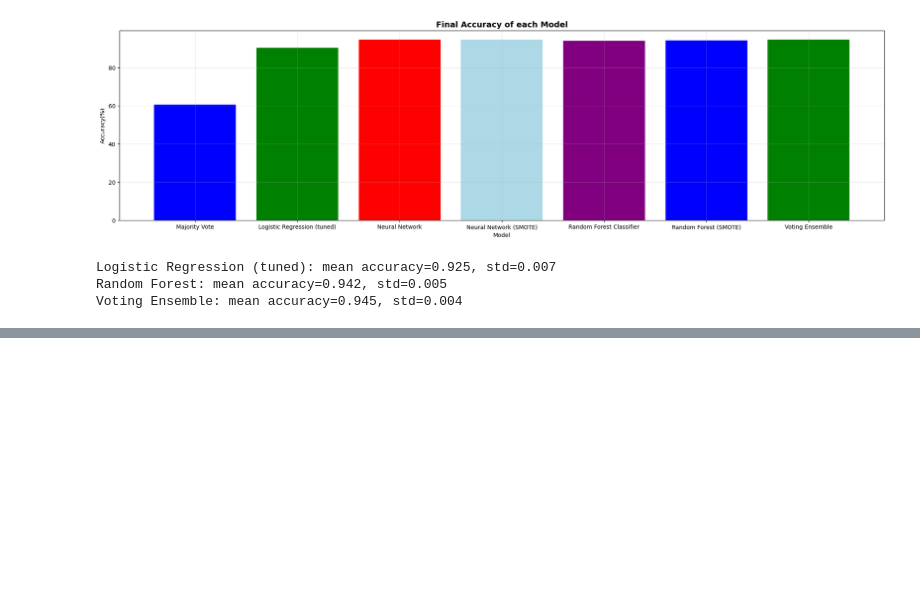
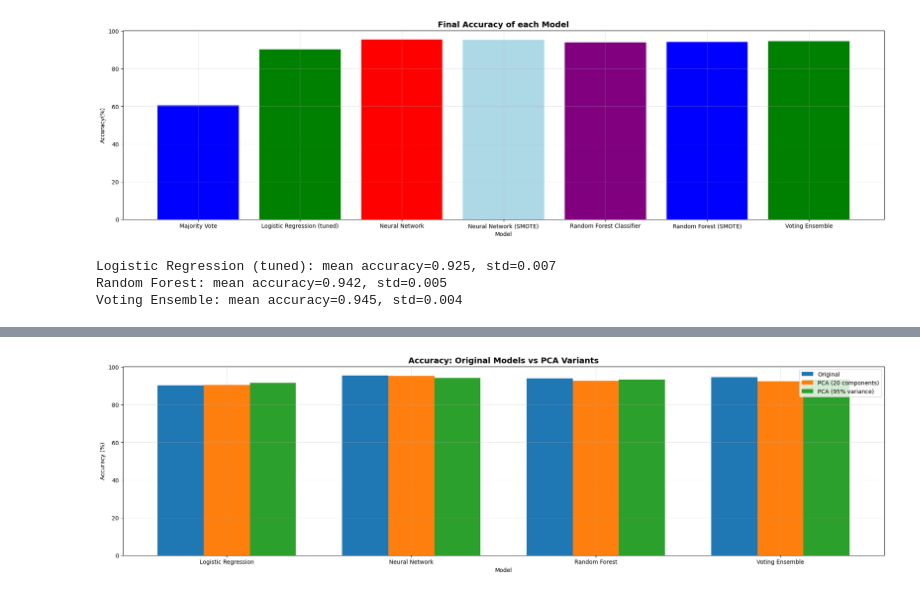
Before and after one commit to mayyan531/Spambase, a Jupyter notebook: spambase.ipynb, the cells around one changed output, grey strips where cells are left out. Drawn from its saved outputs; the diff is of its cells as text; code cells hidden in the pictures; blank space fills up the shorter version.

```diff
--- a/spambase.ipynb
+++ b/spambase.ipynb
@@ -87,3 +88,20 @@ y_test_t = torch.Tensor(y_test.to_numpy()).view(-1, 1)
 Number of rows: 4601
 Number of features: 57
 Number of spam (1): 1813, not spam (0): 2788
+# %%
+# PCA-based feature reduction
+pca_components = 20  # choose how many principal components to keep
+
+pca_scaler = StandardScaler()
+X_scaled_for_pca = pca_scaler.fit_transform(X)
+
+pca = PCA(n_components=pca_components, random_state=random_seed)
+X_pca = pca.fit_transform(X_scaled_for_pca)
+
+print("Explained variance ratio by component:")
+for idx, ratio in enumerate(pca.explained_variance_ratio_, start=1):
+    print(f"Component {idx}: {ratio:.4f}")
+print(f"Total explained variance captured: {pca.explained_variance_ratio_.sum():.4f}")
+print(f"Transformed feature matrix shape: {X_pca.shape}")
+
+# Transformed feature matrix ready for downstream models
@@ -496,0 +629,31 @@ Voting Ensemble: mean accuracy=0.945, std=0.004
+# %%
+# Bar chart comparing original models to PCA variants
+base_model_acc = {
+    'Logistic Regression': acc_lr[-1],
+    'Neural Network': acc_nn[-1],
+    'Random Forest': acc_rf,
+    'Voting Ensemble': acc_voting
+}
+
+model_names = list(base_model_acc.keys())
+variant_labels = list(pca_variants.keys())
+
+x = np.arange(len(model_names))
+bar_width = 0.25
+
+plt.figure(figsize=(24, 6))
+plt.bar(x, [base_model_acc[m] * 100 for m in model_names], width=bar_width, label='Original')
+
+for idx, variant_label in enumerate(variant_labels, start=1):
+    offsets = x + bar_width * idx
+    plt.bar(offsets, [pca_results[variant_label][m] * 100 for m in model_names], width=bar_width, label=variant_label)
+
+plt.xticks(x + bar_width * len(variant_labels) / 2, model_names)
+plt.title('Accuracy: Original Models vs PCA Variants', fontsize=14, fontweight='bold')
+plt.xlabel('Model')
+plt.ylabel('Accuracy (%)')
+plt.legend()
+plt.grid(True, alpha=0.3)
+plt.show()
+# %% [output]
+[figure, added]
```
Also changed, not shown: parts of 6 cells of this notebook.
